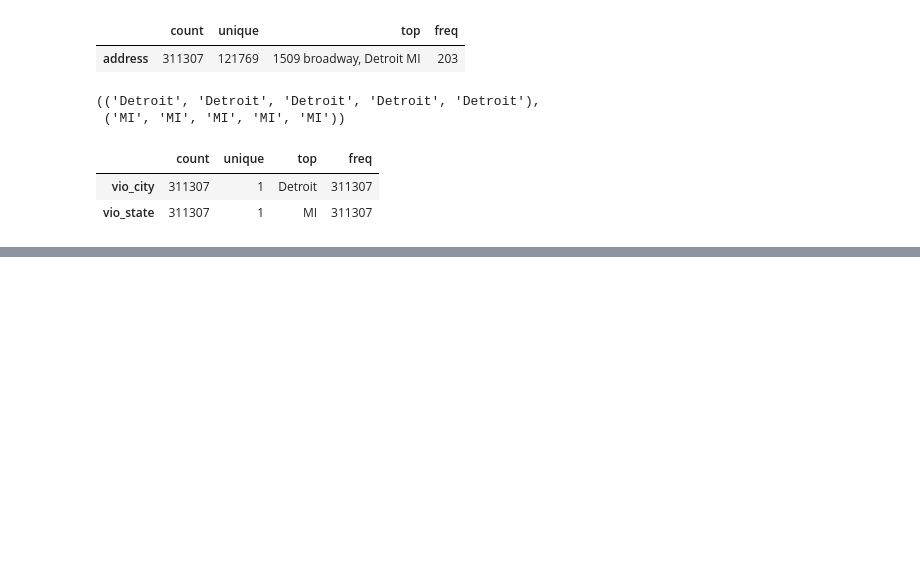
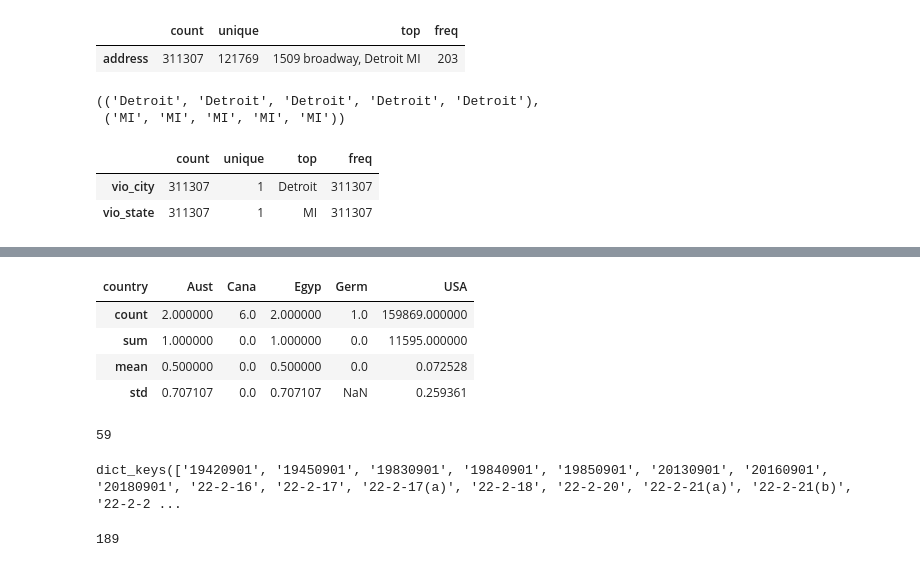
Before and after one commit to hmchen47/DataScience, a Jupyter notebook: AppliedDS-UMich/3-AML/notebooks/Ref1-Assignment4.ipynb, the cells around one changed output, grey strips where cells are left out. Drawn from its saved outputs; the diff is of its cells as text; code cells hidden in the pictures; blank space fills up the shorter version.

```diff
--- a/AppliedDS-UMich/3-AML/notebooks/Ref1-Assignment4.ipynb
+++ b/AppliedDS-UMich/3-AML/notebooks/Ref1-Assignment4.ipynb
@@ -95,0 +144,21 @@ violation_address.describe(include='all').T
+# %%
+df_train.groupby('country').compliance.agg(['count', 'sum', 'mean', 'std']).T
+# %% [output]
+| country | Aust | Cana | Egyp | Germ | USA |
+| count | 2.000000 | 6.0 | 2.000000 | 1.0 | 159869.000000 |
+| sum | 1.000000 | 0.0 | 1.000000 | 0.0 | 11595.000000 |
+| mean | 0.500000 | 0.0 | 0.500000 | 0.0 | 0.072528 |
+| std | 0.707107 | 0.0 | 0.707107 | NaN | 0.259361 |
+# %%
+len(df_train.groupby('state').groups)
+# almost all states and from other countries
+# %% [output]
+59
+# %%
+df_train.groupby('violation_code').groups.keys()
+# %% [output]
+dict_keys(['19420901', '19450901', '19830901', '19840901', '19850901', '20130901', '20160901', '20180901', '22-2-16', '22-2-17', '22-2-17(a)', '22-2-18', '22-2-20', '22-2-21(a)', '22-2-21(b)', '22-2-2 ...
+# %%
+len(df_train.groupby('violation_code').groups.keys())
+# %% [output]
+189
```
Also changed, not shown: parts of 9 cells of this notebook.
